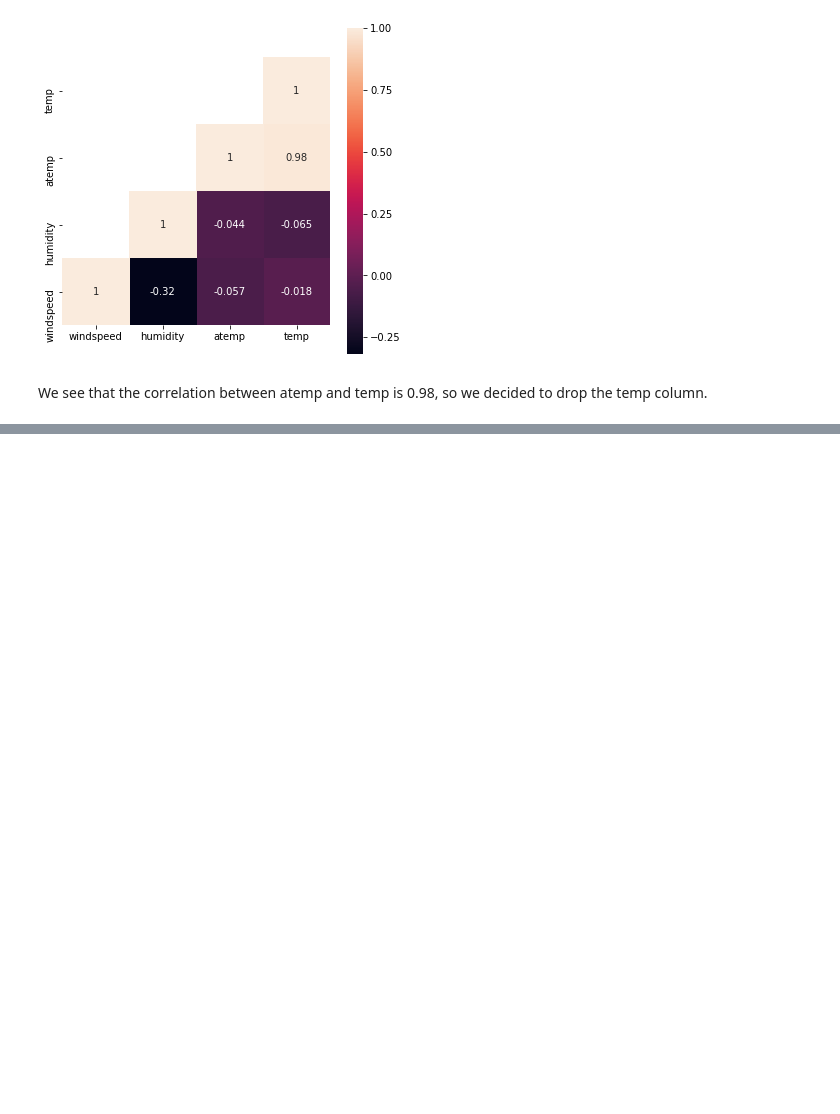
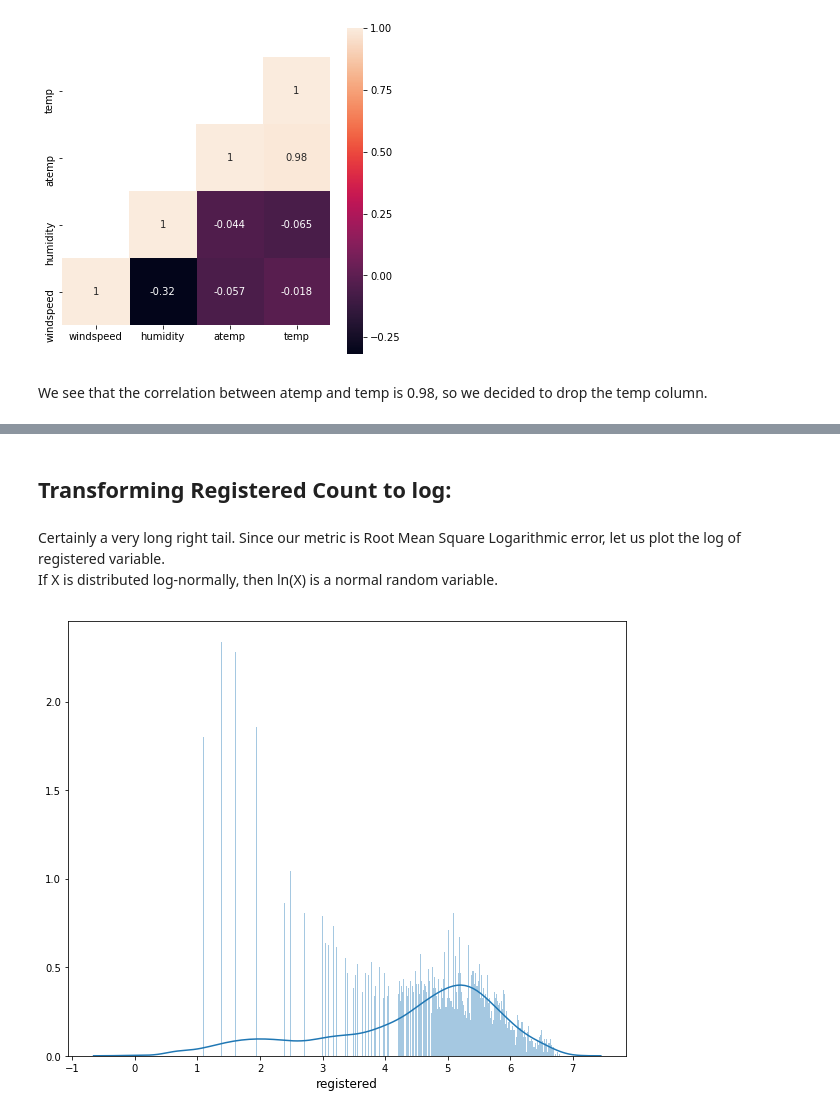
Before and after one commit to omerv/Bike-Sharing-Demand, a Jupyter notebook: Bike_Sharing_Demand_Data_Exploration.ipynb, the cells around one changed output, grey strips where cells are left out. Drawn from its saved outputs; the diff is of its cells as text; code cells hidden in the pictures; blank space fills up the shorter version.

```diff
--- a/Bike_Sharing_Demand_Data_Exploration.ipynb
+++ b/Bike_Sharing_Demand_Data_Exploration.ipynb
@@ -415,0 +432,12 @@ We see that the correlation between atemp and temp is 0.98, so we decided to dro
+# %% [markdown]
+## Transforming Registered Count to log:
+# %% [markdown]
+Certainly a very long right tail. Since our metric is Root Mean Square Logarithmic error, let us plot the log of registered variable.
+If X is distributed log-normally, then ln(X) is a normal random variable.
+# %%
+plt.figure(figsize=(10,8))
+sn.distplot(np.log1p(bikeDataDE.registered.values), bins=int(bikeDataDE.registered.max()), kde=True)
+plt.xlabel('registered', fontsize=12)
+plt.show()
+# %% [output]
+[figure, added]
```
Also changed, not shown: parts of 7 cells of this notebook.
